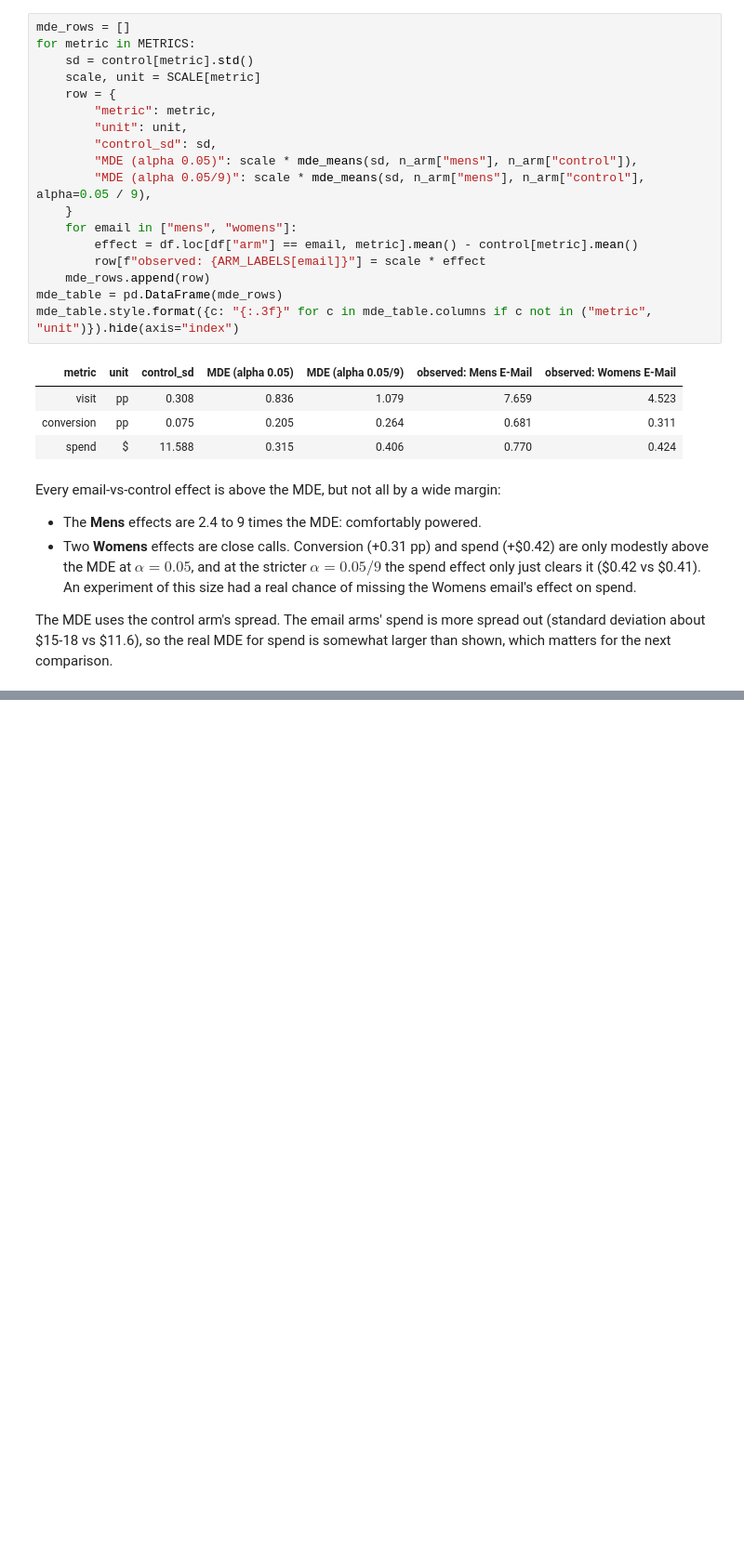
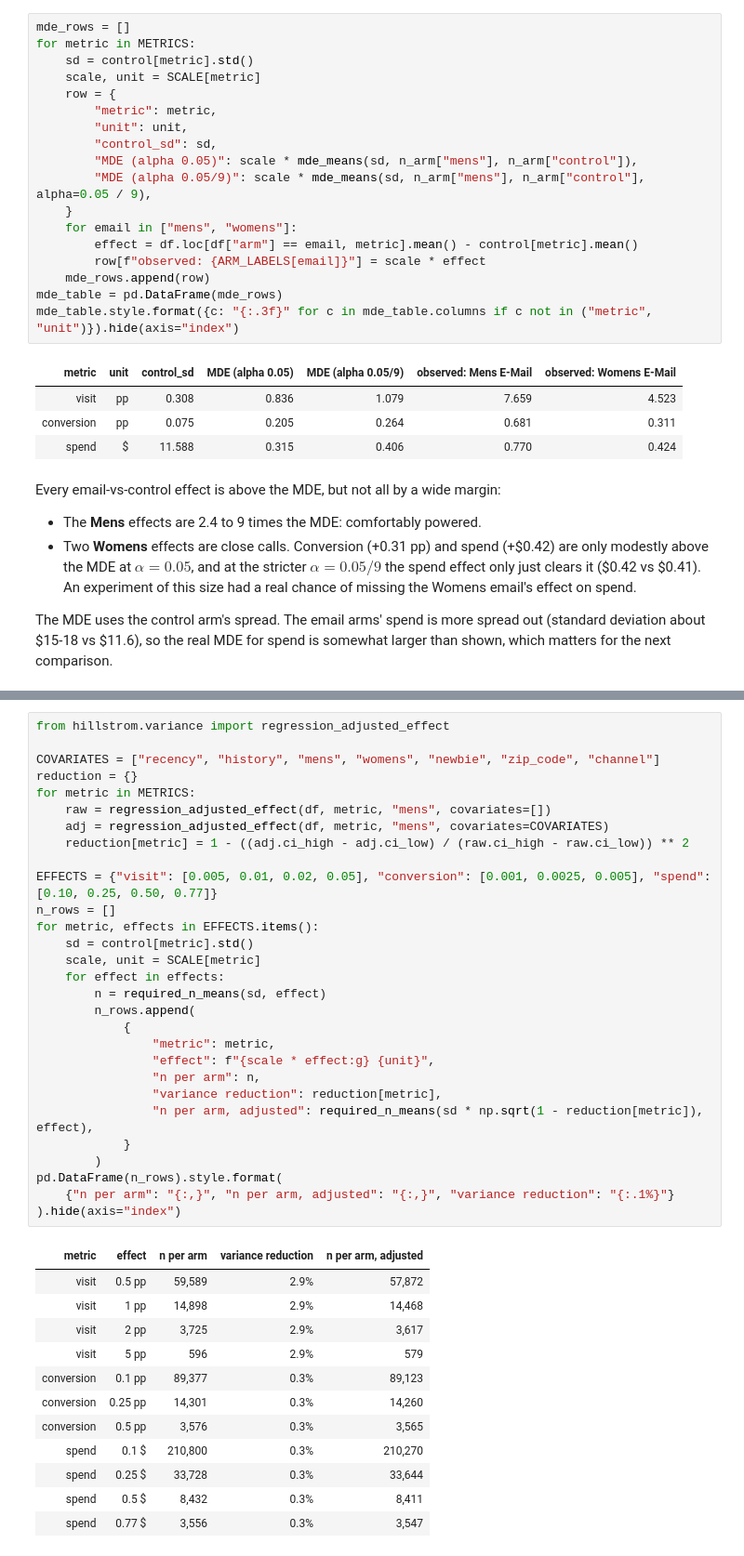
Before and after one commit to berkcansuner/hillstrom-email-uplift, a Jupyter notebook: notebooks/05_power_analysis.ipynb, the cells around one changed output, grey strips where cells are left out. Shown at 93% size. Drawn from its saved outputs; the diff is of its cells as text; blank space fills up the shorter version.

```diff
--- a/notebooks/05_power_analysis.ipynb
+++ b/notebooks/05_power_analysis.ipynb
@@ -67,0 +94,42 @@ The MDE uses the control arm's spread. The email arms' spend is more spread out
+# %%
+from hillstrom.variance import regression_adjusted_effect
+
+COVARIATES = ["recency", "history", "mens", "womens", "newbie", "zip_code", "channel"]
+reduction = {}
+for metric in METRICS:
+    raw = regression_adjusted_effect(df, metric, "mens", covariates=[])
+    adj = regression_adjusted_effect(df, metric, "mens", covariates=COVARIATES)
+    reduction[metric] = 1 - ((adj.ci_high - adj.ci_low) / (raw.ci_high - raw.ci_low)) ** 2
+
+EFFECTS = {"visit": [0.005, 0.01, 0.02, 0.05], "conversion": [0.001, 0.0025, 0.005], "spend": [0.10, 0.25, 0.50, 0.77]}
+n_rows = []
+for metric, effects in EFFECTS.items():
+    sd = control[metric].std()
+    scale, unit = SCALE[metric]
+    for effect in effects:
+        n = required_n_means(sd, effect)
+        n_rows.append(
+            {
+                "metric": metric,
+                "effect": f"{scale * effect:g} {unit}",
+                "n per arm": n,
+                "variance reduction": reduction[metric],
+                "n per arm, adjusted": required_n_means(sd * np.sqrt(1 - reduction[metric]), effect),
+            }
+        )
+pd.DataFrame(n_rows).style.format(
+    {"n per arm": "{:,}", "n per arm, adjusted": "{:,}", "variance reduction": "{:.1%}"}
+).hide(axis="index")
+# %% [output]
+| metric | effect | n per arm | variance reduction | n per arm, adjusted |
+| visit | 0.5 pp | 59,589 | 2.9% | 57,872 |
+| visit | 1 pp | 14,898 | 2.9% | 14,468 |
+| visit | 2 pp | 3,725 | 2.9% | 3,617 |
+| visit | 5 pp | 596 | 2.9% | 579 |
+| conversion | 0.1 pp | 89,377 | 0.3% | 89,123 |
+| conversion | 0.25 pp | 14,301 | 0.3% | 14,260 |
+| conversion | 0.5 pp | 3,576 | 0.3% | 3,565 |
+| spend | 0.1 $ | 210,800 | 0.3% | 210,270 |
+| spend | 0.25 $ | 33,728 | 0.3% | 33,644 |
+| spend | 0.5 $ | 8,432 | 0.3% | 8,411 |
+| spend | 0.77 $ | 3,556 | 0.3% | 3,547 |
```
Also changed, not shown: parts of 5 cells of this notebook, 1 other file.
